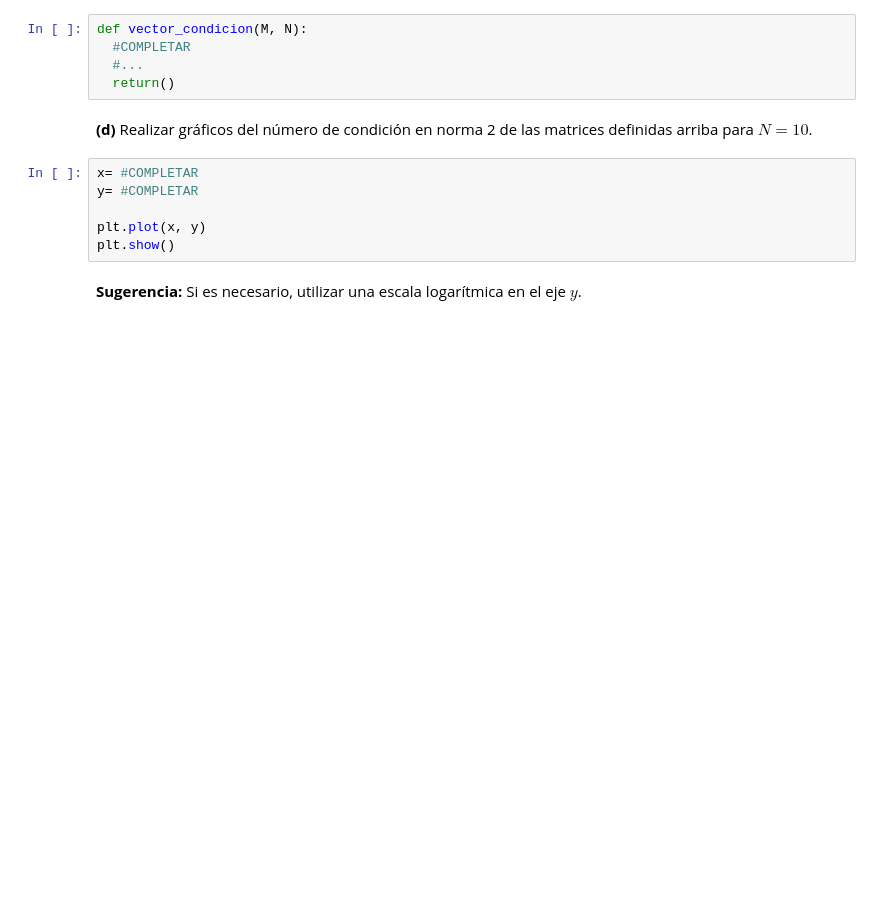
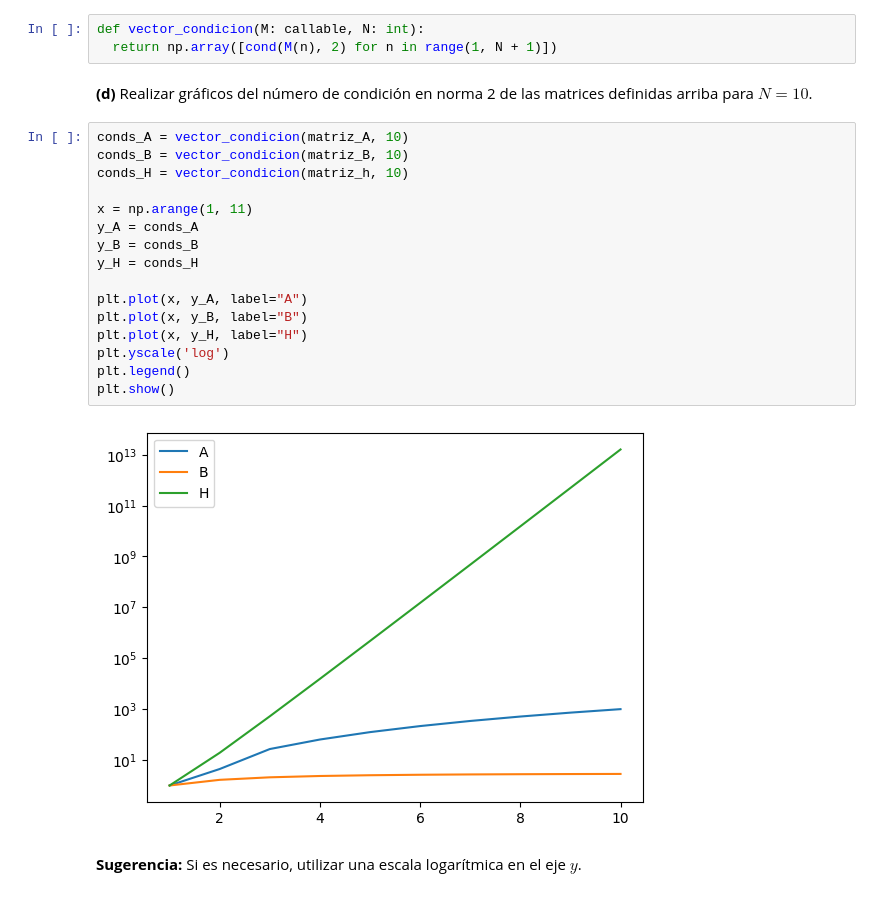
Before and after one commit to pedrofuentes79/ALC-UBA, a Jupyter notebook: labo4/labo04_nro_de_condicion.ipynb, the cells around one changed output. Drawn from its saved outputs; the diff is of its cells as text; blank space fills up the shorter version.

```diff
--- a/labo4/labo04_nro_de_condicion.ipynb
+++ b/labo4/labo04_nro_de_condicion.ipynb
@@ -77,18 +128,28 @@ plt.legend()
 # %% [markdown]
 **(c)** Programar una función que, dada una matriz $M_n$ y un número natural $N$, guarde en un vector el valor de $Cond_2(M_n)$ para $1\leq n \leq N$.
-# %%
-def vector_condicion(M, N):
-  #COMPLETAR
-  #...
-  return()
+# %%
+def vector_condicion(M: callable, N: int):
+  return np.array([cond(M(n), 2) for n in range(1, N + 1)])
 # %% [markdown]
 **(d)** Realizar gráficos del número de condición en norma 2 de las matrices definidas arriba para $N=10$.
-# %%
-x= #COMPLETAR
-y= #COMPLETAR
-
-plt.plot(x, y)
-plt.show()
+# %%
+conds_A = vector_condicion(matriz_A, 10)
+conds_B = vector_condicion(matriz_B, 10)
+conds_H = vector_condicion(matriz_h, 10)
+
+x = np.arange(1, 11)
+y_A = conds_A
+y_B = conds_B
+y_H = conds_H
+
+plt.plot(x, y_A, label="A")
+plt.plot(x, y_B, label="B")
+plt.plot(x, y_H, label="H")
+plt.yscale('log')
+plt.legend()
+plt.show()
+# %% [output]
+[figure, added]
 # %% [markdown]
 **Sugerencia:** Si es necesario, utilizar una escala logarítmica en el eje $y$.
 # %% [markdown]
```
Also changed, not shown: parts of 16 cells of this notebook.
